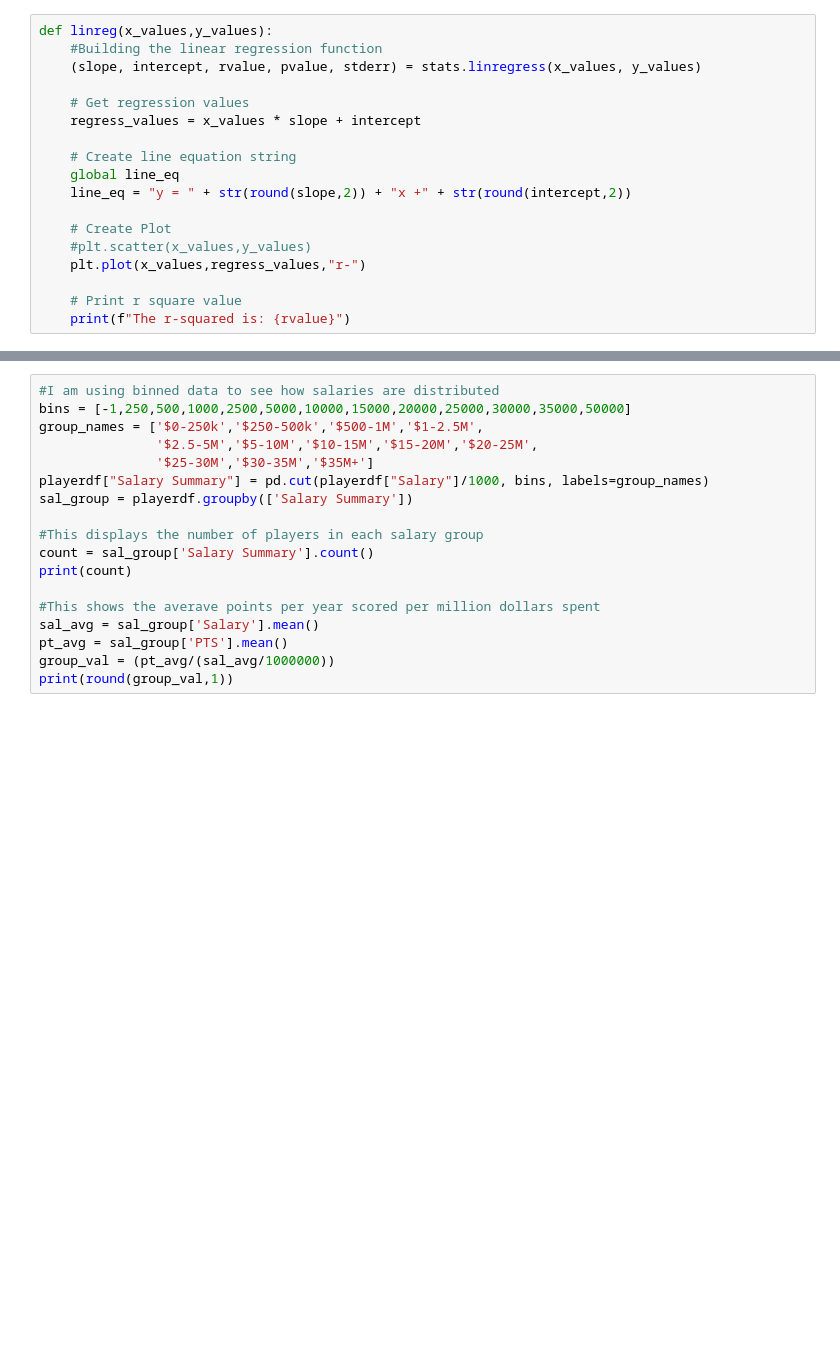
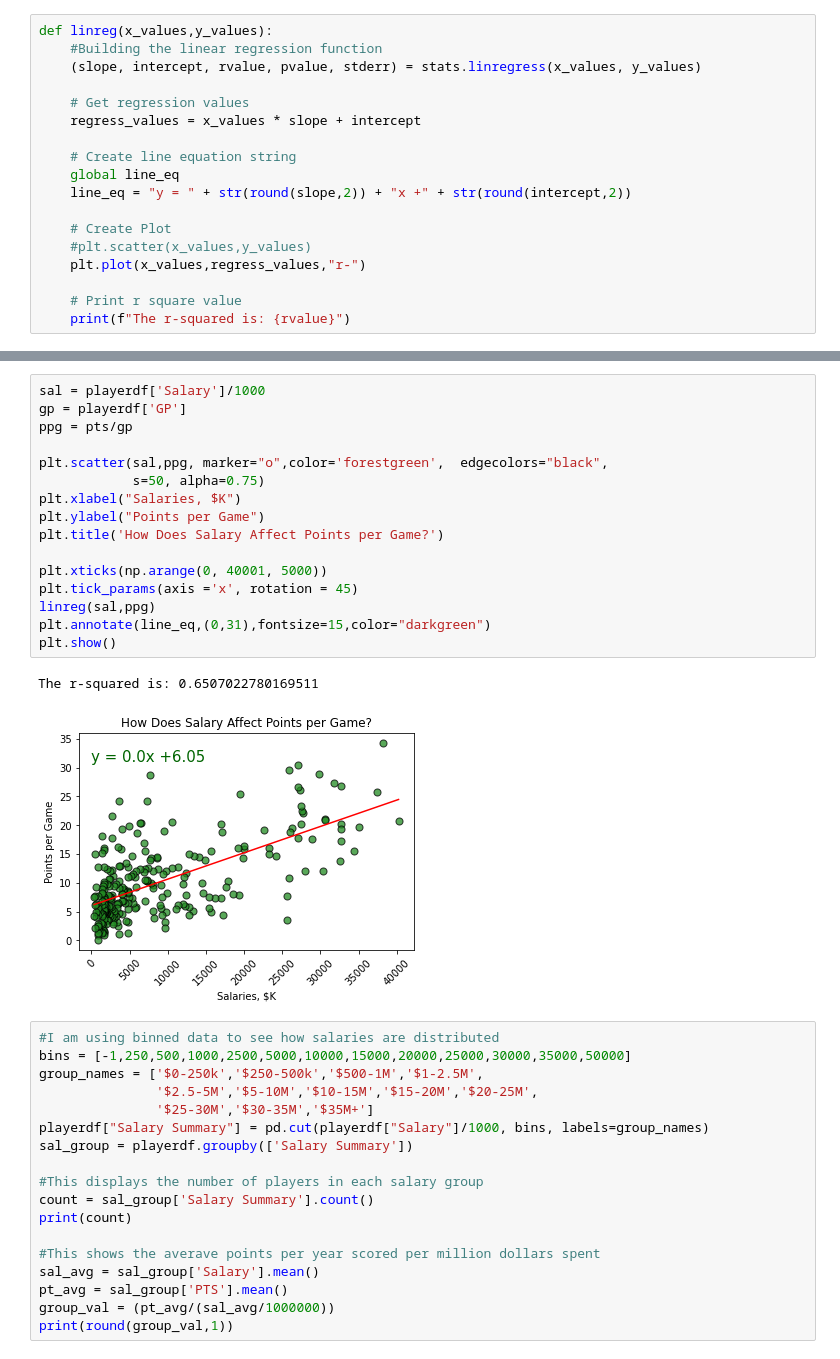
Before and after one commit to brentgarbe/Group6Repo, a Jupyter notebook: main.ipynb, the cells around one changed output, grey strips where cells are left out. Saved outputs shown, nothing was run; the diff lists cells and outputs as text; blank space fills up the shorter version.

```diff
--- a/main.ipynb
+++ b/main.ipynb
@@ -281,3 +281,22 @@ The r-squared is: 0.5736421569986094
+# %%
+sal = playerdf['Salary']/1000
+gp = playerdf['GP']
+ppg = pts/gp
+
+plt.scatter(sal,ppg, marker="o",color='forestgreen',  edgecolors="black",
+            s=50, alpha=0.75)
+plt.xlabel("Salaries, $K")
+plt.ylabel("Points per Game")
+plt.title('How Does Salary Affect Points per Game?')
+
+plt.xticks(np.arange(0, 40001, 5000))
+plt.tick_params(axis ='x', rotation = 45)
+linreg(sal,ppg)
+plt.annotate(line_eq,(0,31),fontsize=15,color="darkgreen")
+plt.show()
+# %% [output]
+The r-squared is: 0.6507022780169511
+[figure, added]
 # %%
 #I am using binned data to see how salaries are distributed
 bins = [-1,250,500,1000,2500,5000,10000,15000,20000,25000,30000,35000,50000]
```
Also changed, not shown: parts of 1 cell of this notebook.
